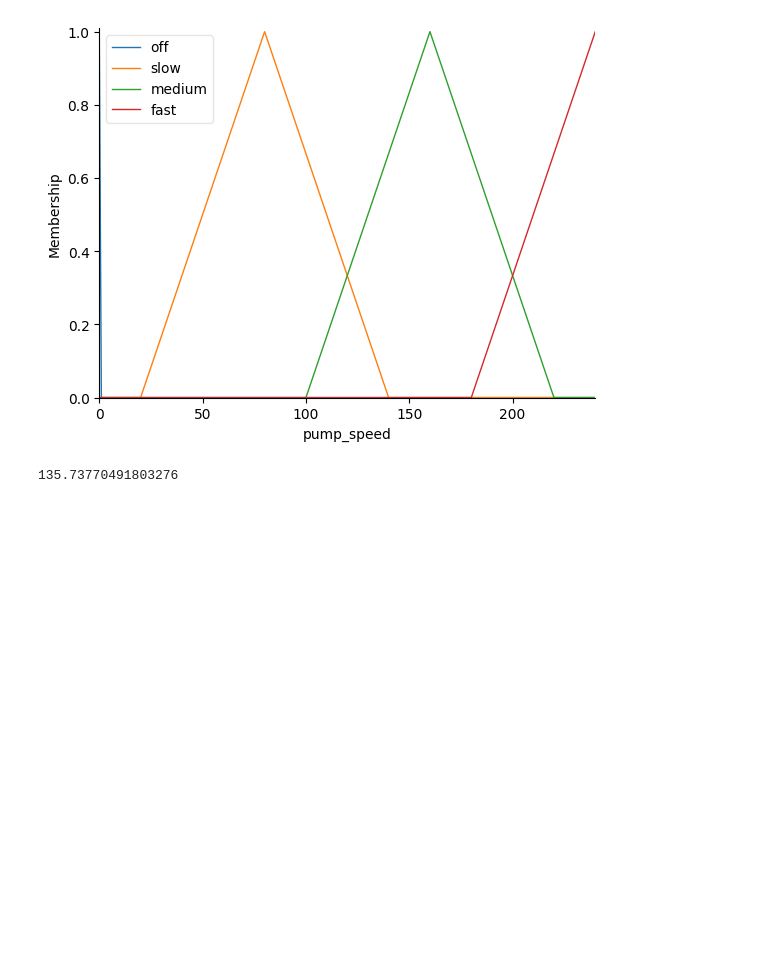
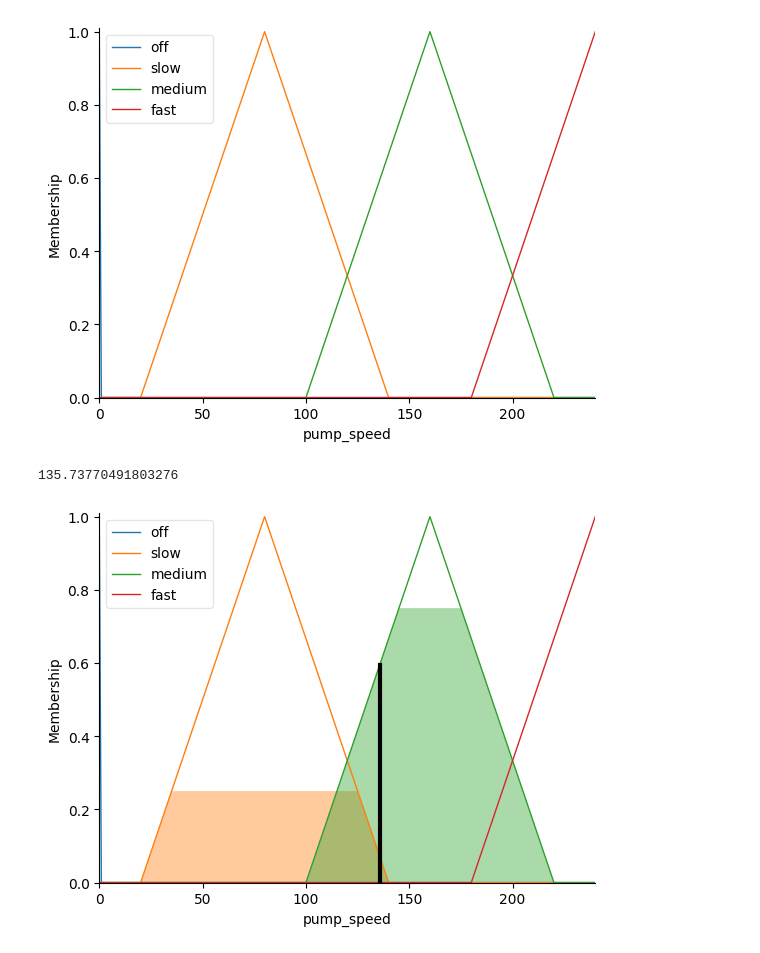
Before and after one commit to WawanWidiantara/Fuzzy-Logic, a Jupyter notebook: mamdani.ipynb, the cells around one changed output. Cells and saved outputs as stored; diff of their text form; code cells hidden in the pictures; blank space fills up the shorter version.

```diff
--- a/tsukamoto.ipynb
+++ b/mamdani.ipynb
@@ -66,40 +66,39 @@ rules = [
     ctrl.Rule(temperature['dangerous'] & smoke['high'] & fire['near'], pump_speed['fast']),
 
     # temperature partialy dangerous
-    ctrl.Rule(temperature['partialy_dangerous'] & smoke['low'] & fire['very_far'], pump_speed['slow']),
-    ctrl.Rule(temperature['partialy_dangerous'] & smoke['medium'] & fire['very_far'], pump_speed['slow']),
-    ctrl.Rule(temperature['partialy_dangerous'] & smoke['high'] & fire['very_far'], pump_speed['medium']),
-    ctrl.Rule(temperature['partialy_dangerous'] & smoke['low'] & fire['far'], pump_speed['medium']),
-    ctrl.Rule(temperature['partialy_dangerous'] & smoke['medium'] & fire['far'], pump_speed['medium']),
-    ctrl.Rule(temperature['partialy_dangerous'] & smoke['high'] & fire['far'], pump_speed['medium']),
+    ctrl.Rule(temperature['partialy_dangerous'] & smoke['low'] & fire['very_far'], pump_speed['off']),
+    ctrl.Rule(temperature['partialy_dangerous'] & smoke['medium'] & fire['very_far'], pump_speed['off']),
+    ctrl.Rule(temperature['partialy_dangerous'] & smoke['high'] & fire['very_far'], pump_speed['slow']),
+    ctrl.Rule(temperature['partialy_dangerous'] & smoke['low'] & fire['far'], pump_speed['slow']),
+    ctrl.Rule(temperature['partialy_dangerous'] & smoke['medium'] & fire['far'], pump_speed['slow']),
+    ctrl.Rule(temperature['partialy_dangerous'] & smoke['high'] & fire['far'], pump_speed['slow']),
     ctrl.Rule(temperature['partialy_dangerous'] & smoke['low'] & fire['not_far'], pump_speed['medium']),
-    ctrl.Rule(temperature['partialy_dangerous'] & smoke['medium'] & fire['not_far'], pump_speed['fast']),
-    ctrl.Rule(temperature['partialy_dangerous'] & smoke['high'] & fire['not_far'], pump_speed['fast']),
-    ctrl.Rule(temperature['partialy_dangerous'] & smoke['low'] & fire['near'], pump_speed['fast']),
+    ctrl.Rule(temperature['partialy_dangerous'] & smoke['medium'] & fire['not_far'], pump_speed['medium']),
+    ctrl.Rule(temperature['partialy_dangerous'] & smoke['high'] & fire['not_far'], pump_speed['medium']),
+    ctrl.Rule(temperature['partialy_dangerous'] & smoke['low'] & fire['near'], pump_speed['medium']),
     ctrl.Rule(temperature['partialy_dangerous'] & smoke['medium'] & fire['near'], pump_speed['fast']),
     ctrl.Rule(temperature['partialy_dangerous'] & smoke['high'] & fire['near'], pump_speed['fast']),
 
     # temperature low
     ctrl.Rule(temperature['low'] & smoke['low'] & fire['very_far'], pump_speed['off']),
     ctrl.Rule(temperature['low'] & smoke['medium'] & fire['very_far'], pump_speed['off']),
-    ctrl.Rule(temperature['low'] & smoke['high'] & fire['very_far'], pump_speed['off']),
-    ctrl.Rule(temperature['low'] & smoke['low'] & fire['far'], pump_speed['off']),
-    ctrl.Rule(temperature['low'] & smoke['medium'] & fire['far'], pump_speed['off']),
-    ctrl.Rule(temperature['low'] & smoke['high'] & fire['far'], pump_speed['off']),
-    ctrl.Rule(temperature['low'] & smoke['low'] & fire['not_far'], pump_speed['off']),
-    ctrl.Rule(temperature['low'] & smoke['medium'] & fire['not_far'], pump_speed['off']),
-    ctrl.Rule(temperature['low'] & smoke['high'] & fire['not_far'], pump_speed['off']),
-    ctrl.Rule(temperature['low'] & smoke['low'] & fire['near'], pump_speed['off']),
-    ctrl.Rule(temperature['low'] & smoke['medium'] & fire['near'], pump_speed['off']),
-    ctrl.Rule(temperature['low'] & smoke['high'] & fire['near'], pump_speed['off'])
+    ctrl.Rule(temperature['low'] & smoke['high'] & fire['very_far'], pump_speed['slow']),
+    ctrl.Rule(temperature['low'] & smoke['low'] & fire['far'], pump_speed['slow']),
+    ctrl.Rule(temperature['low'] & smoke['medium'] & fire['far'], pump_speed['slow']),
+    ctrl.Rule(temperature['low'] & smoke['high'] & fire['far'], pump_speed['slow']),
+    ctrl.Rule(temperature['low'] & smoke['low'] & fire['not_far'], pump_speed['slow']),
+    ctrl.Rule(temperature['low'] & smoke['medium'] & fire['not_far'], pump_speed['slow']),
+    ctrl.Rule(temperature['low'] & smoke['high'] & fire['not_far'], pump_speed['medium']),
+    ctrl.Rule(temperature['low'] & smoke['low'] & fire['near'], pump_speed['medium']),
+    ctrl.Rule(temperature['low'] & smoke['medium'] & fire['near'], pump_speed['medium']),
+    ctrl.Rule(temperature['low'] & smoke['high'] & fire['near'], pump_speed['medium'])
 ]
 # %%
 control_system = ctrl.ControlSystem(rules)
 
-# Get user input (single values)
-input_temperature = 72
+input_temperature = 75
+input_fire = 650
 input_smoke = 320
-input_fire = 650
 
 # Simulate the system
 simulation = ctrl.ControlSystemSimulation(control_system)
@@ -116,3 +115,7 @@ print(output_action)
 # output_action_value = skf.defuzz(pump_speed.universe, output_action, 'centroid')
 # %% [output]
 135.73770491803276
+# %%
+pump_speed.view(sim=simulation)
+# %% [output]
+[figure, added]
```
Also changed, not shown: parts of 1 cell of this notebook.
